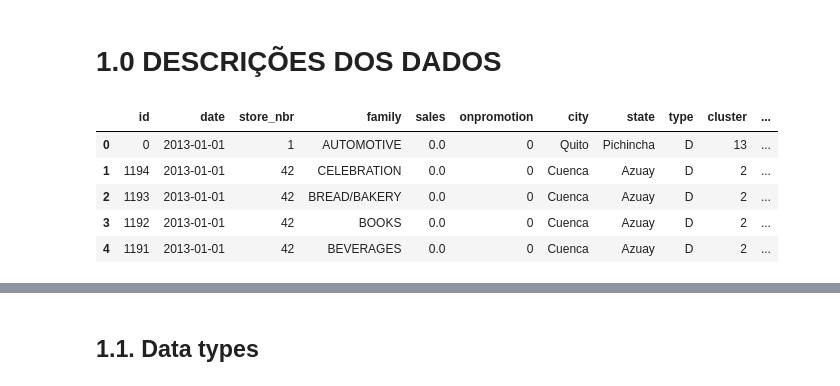
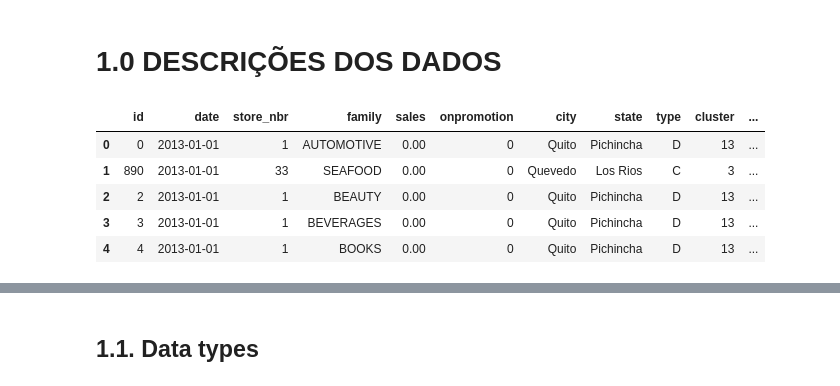
Before and after one commit to RaulBelarmino/time-series-sales, a Jupyter notebook: notebooks/store-sales-01.ipynb, the cells around one changed output, grey strips where cells are left out. Saved outputs shown, nothing was run; the diff lists cells and outputs as text; code cells hidden in the pictures.

Commit message:
arrumamos o beozao dos merges errados

```diff
--- a/notebooks/store-sales-01.ipynb
+++ b/notebooks/store-sales-01.ipynb
@@ -135,15 +89,30 @@ df4.head()
+# %%
+regional_dict = df_holidays_events_raw[df_holidays_events_raw['locale'] != 'National'][['date','city']].set_index('city')
+regional_dict = regional_dict.groupby('city')['date'].apply(list).to_dict()
+# %%
+df1 = pd.merge(df_train_raw, df_stores_raw, on='store_nbr', how='left')
+
+df1['national_holiday'] = df1['date'].apply(lambda x: 1 if x in national_list else 0)
+
+df1['regional_holiday'] = df1.apply(lambda x: 1 if x['city'] in regional_dict.keys() and x['date'] in regional_dict[x['city']] else 0, axis=1)
+# %%
+oil_dict = df_oil_raw.set_index('date')
+
+oil_dict = oil_dict['dcoilwtico'].to_dict()
+# %%
+df1['oil_price'] = df1['date'].apply(lambda x: oil_dict[x] if x in oil_dict.keys() else np.nan)
 # %% [markdown]
 # 1.0 DESCRIÇÕES DOS DADOS
 # %%
-df5 = df4.sort_values('date', ascending=True).reset_index(drop=True).copy()
-df5.head()
+df1 = df1.sort_values('date', ascending=True).reset_index(drop=True).copy()
+df1.head()
 # %% [output]
 |  | id | date | store_nbr | family | sales | onpromotion | city | state | type | cluster | ... |
-| 0 | 0 | 2013-01-01 | 1 | AUTOMOTIVE | 0.0 | 0 | Quito | Pichincha | D | 13 | ... |
-| 1 | 1194 | 2013-01-01 | 42 | CELEBRATION | 0.0 | 0 | Cuenca | Azuay | D | 2 | ... |
-| 2 | 1193 | 2013-01-01 | 42 | BREAD/BAKERY | 0.0 | 0 | Cuenca | Azuay | D | 2 | ... |
-| 3 | 1192 | 2013-01-01 | 42 | BOOKS | 0.0 | 0 | Cuenca | Azuay | D | 2 | ... |
-| 4 | 1191 | 2013-01-01 | 42 | BEVERAGES | 0.0 | 0 | Cuenca | Azuay | D | 2 | ... |
+| 0 | 0 | 2013-01-01 | 1 | AUTOMOTIVE | 0.00 | 0 | Quito | Pichincha | D | 13 | ... |
+| 1 | 890 | 2013-01-01 | 33 | SEAFOOD | 0.00 | 0 | Quevedo | Los Rios | C | 3 | ... |
+| 2 | 2 | 2013-01-01 | 1 | BEAUTY | 0.00 | 0 | Quito | Pichincha | D | 13 | ... |
+| 3 | 3 | 2013-01-01 | 1 | BEVERAGES | 0.00 | 0 | Quito | Pichincha | D | 13 | ... |
+| 4 | 4 | 2013-01-01 | 1 | BOOKS | 0.00 | 0 | Quito | Pichincha | D | 13 | ... |
 # %%
 print('Number of rows: {}'.format(df1.shape[0]))
 print('Number of cols: {}'.format(df1.shape[1]))
```
Also changed, not shown: parts of 24 cells of this notebook.
